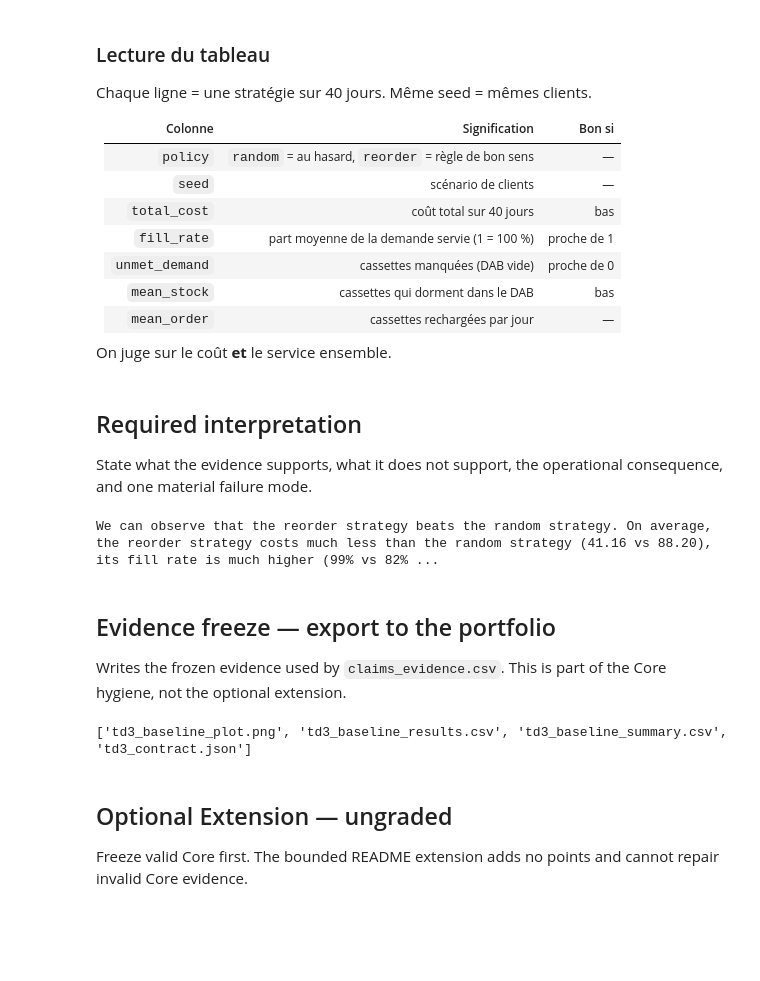
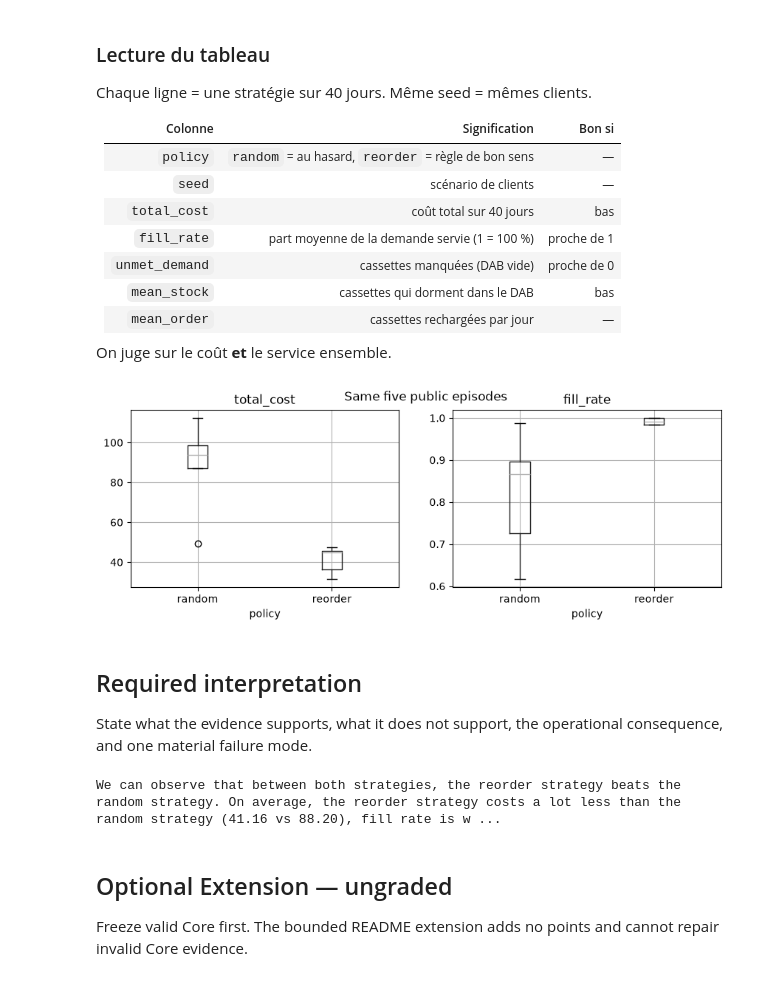
Before and after one commit to Rayancnf77/ML_Portfolio_Chennouf_Cebe, a Jupyter notebook: notebooks/td3_support_starter.ipynb, the cells around one changed output. Drawn from its saved outputs; the diff is of its cells as text; code cells hidden in the pictures; blank space fills up the shorter version.

Commit message:
TD3: original notebook with boxplot, class presentation bonus

```diff
--- a/notebooks/td3_support_starter.ipynb
+++ b/notebooks/td3_support_starter.ipynb
@@ -159,56 +146,28 @@ Chaque ligne = une stratégie sur 40 jours. Même seed = mêmes clients.
 | `mean_order` | cassettes rechargées par jour | — |
 
 On juge sur le coût **et** le service ensemble.
+# %%
+fig,axes=plt.subplots(1,2,figsize=(10,3.2))
+baseline_results.boxplot(column='total_cost',by='policy',ax=axes[0])
+baseline_results.boxplot(column='fill_rate',by='policy',ax=axes[1])
+fig.suptitle('Same five public episodes'); plt.show()
+# %% [output]
+[figure, added]
 # %% [markdown]
 ## Required interpretation
 
 State what the evidence supports, what it does not support, the operational consequence, and one material failure mode.
 # %%
-interpretation=(
-    'We can observe that the reorder strategy beats the random strategy. '
-    'On average, the reorder strategy costs much less than the random strategy (41.16 vs 88.20), its fill rate is much higher (99% vs 82%) and unmet demand is 1 vs 14. '
-    'The reorder strategy is better on each of the 5 seeds. '
-    'Even though the random strategy can reach a good fill rate (seed 37), its cost is much higher because too much cash stays idle in the ATM (mean stock 5.3). '
-    'However, this does not prove that the reorder strategy would work on a real ATM, or that it is an optimal solution. '
-    'Operationally, the bank could use this strategy now and keep it as a fallback for the reinforcement learning strategy that could be put in place later. '
-    'Finally, this strategy depends on knowing whether the regime is high or low, and we can be wrong about it, or it can change suddenly in one day because of an event.'
-)
-print(interpretation)
+# TODO: replace with 4–6 evidence-backed sentences.
+interpretation='We can observe that between both strategies, the reorder strategy beats the random strategy.' \
+' On average, the reorder strategy costs a lot less than the random strategy (41.16 vs 88.20), fill rate is way higher (99% vs 81%) and unmet demande is 1 vs 14. ' \
+'On each 5 seeds, the reorder strategy is better. Eventho the random strategy can have good fill_rate (seed 37), the performance is lower than the reorder strategy and the cost is way higher. ' \
+'However, it does not prove that the reorder strategy would work on a real ATM, or that the method is an optimal solution.' \
+' Operationnaly, the bank could keep this strategy as a fallback of a reinforcement strategy that should put in place.' \
+' All this strategy depends on knowing is the regime is high or low, which we maybe can be wrong on or can change extermely in a day, because of an event or watever.'
+print(interpretation or 'Interpretation pending.')
 # %% [output]
-We can observe that the reorder strategy beats the random strategy. On average, the reorder strategy costs much less than the random strategy (41.16 vs 88.20), its fill rate is much higher (99% vs 82% ...
+We can observe that between both strategies, the reorder strategy beats the random strategy. On average, the reorder strategy costs a lot less than the random strategy (41.16 vs 88.20), fill rate is w ...
-# %% [markdown]
-## Evidence freeze — export to the portfolio
-
-Writes the frozen evidence used by `claims_evidence.csv`. This is part of the Core hygiene, not the optional extension.
-# %%
-import json, hashlib, platform, gymnasium
-out=PORTFOLIO_ROOT/'evidence/td3'; out.mkdir(parents=True,exist_ok=True)
-baseline_results.to_csv(out/'td3_baseline_results.csv',index=False)
-baseline_summary.to_csv(out/'td3_baseline_summary.csv')
-fig.savefig(out/'td3_baseline_plot.png',dpi=120,bbox_inches='tight')
-env_file=COURSE_ROOT/'shared/inventory_env.py'
-cfg=InventoryControlEnv().config
-json.dump({'mdp_contract':mdp_contract,
-           'environment':'shared/inventory_env.py InventoryControlEnv',
-           'environment_sha256':hashlib.sha256(env_file.read_bytes()).hexdigest(),
-           'environment_config':{'max_stock':cfg.max_stock,'horizon':cfg.horizon,'order_cost':cfg.order_cost,
-                                 'holding_cost':cfg.holding_cost,'unmet_demand_cost':cfg.unmet_demand_cost,
-                                 'regime_transition':[list(r) for r in cfg.regime_transition]},
-           'reward_check':{'seed':11,'action':1,'observation':observation.tolist(),'next_observation':next_observation.tolist(),
-                           'reward':float(reward),'cost_terms':terms,'reward_equals_minus_cost':True},
-           'policies':{'random':'uniform action index in {0,1,2}, rng = default_rng(seed+900001)',
-                       'reorder':'target 2 (low regime) / 4 (high regime); order clip(target-stock,0,2)'},
-           'evaluation_seeds':list(PUBLIC_SEEDS),
-           'fill_rate_definition':'mean of step-level served/demand, 1 on zero-demand steps',
-           'python':sys.version.split()[0],'numpy':np.__version__,'pandas':pd.__version__,
-           'gymnasium':gymnasium.__version__,'platform':platform.platform(),
-           'artifacts':['evidence/td3/td3_contract.json','evidence/td3/td3_baseline_results.csv',
-                        'evidence/td3/td3_baseline_summary.csv','evidence/td3/td3_baseline_plot.png'],
-           'status':'development_only'},
-          open(out/'td3_contract.json','w'),indent=2)
-print(sorted(p.name for p in out.iterdir()))
-# %% [output]
-['td3_baseline_plot.png', 'td3_baseline_results.csv', 'td3_baseline_summary.csv', 'td3_contract.json']
 # %% [markdown]
 ## Optional Extension — ungraded
 
```
Also changed, not shown: parts of 3 cells of this notebook, 3 other files.
